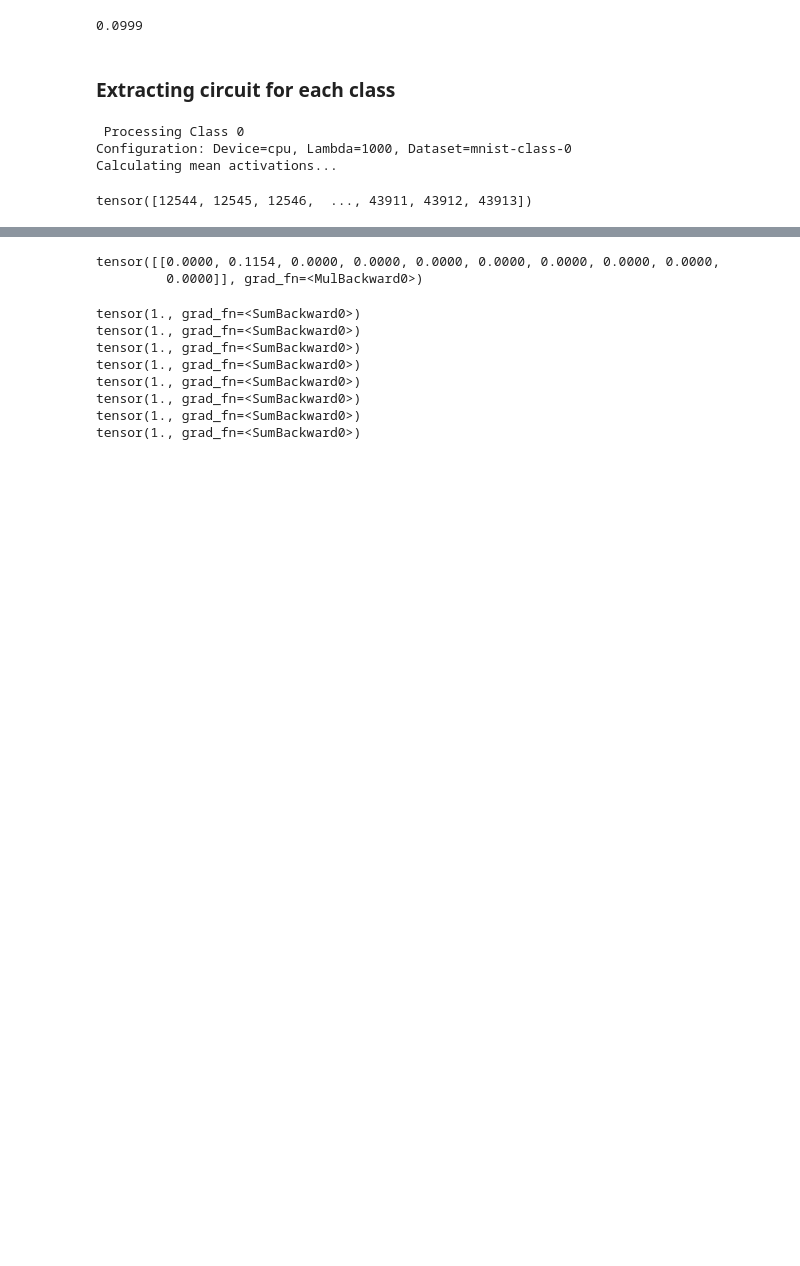
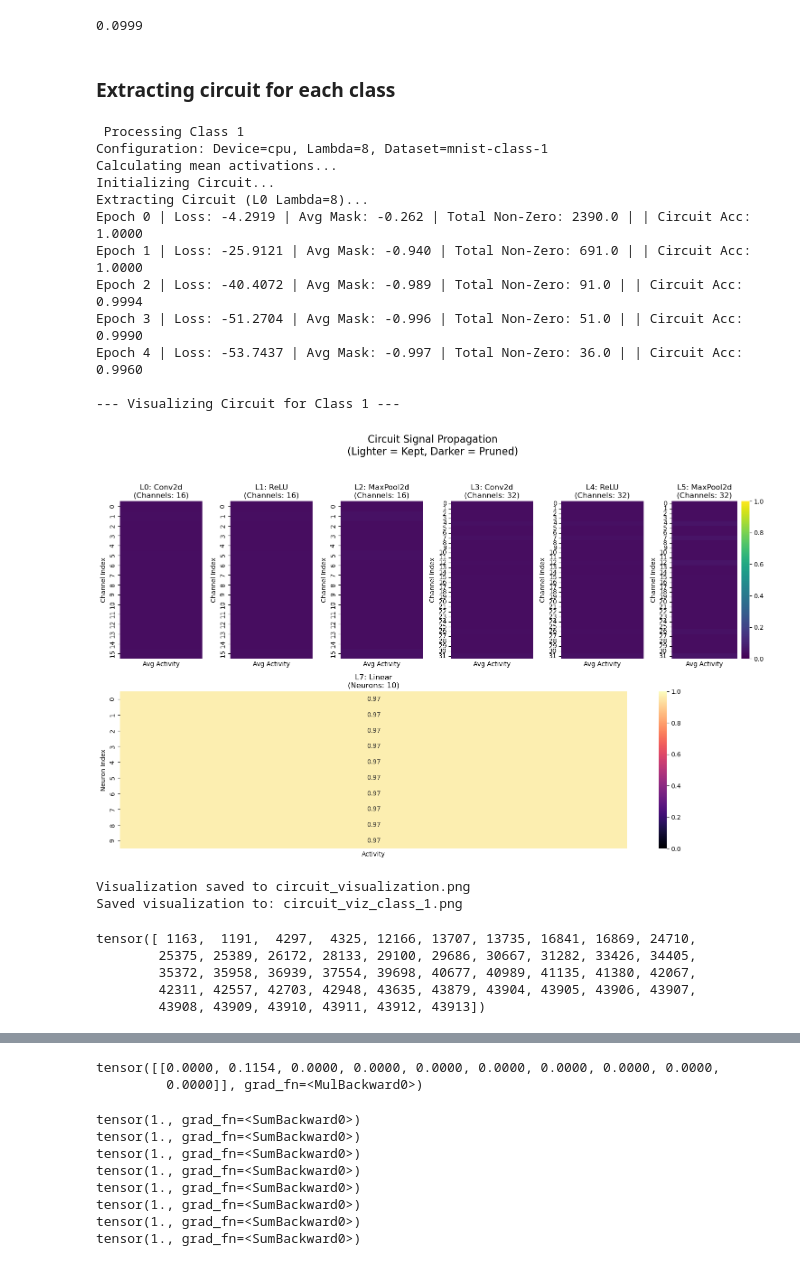
Before and after one commit to cabbage-patch69/Mechanistic-Interpretability, a Jupyter notebook: circuits.ipynb, the cells around one changed output, grey strips where cells are left out. Drawn from its saved outputs; the diff is of its cells as text; code cells hidden in the pictures; blank space fills up the shorter version.

Commit message:
adjusted mask logic

```diff
--- a/circuits.ipynb
+++ b/circuits.ipynb
@@ -132,7 +132,7 @@ print(f"{non_zero/total:.4f}")
 # %% [markdown]
 ### Extracting circuit for each class
 # %%
-def run_class_circuit(class_idx: int, model, epochs=9, l0_lambda=0.05, lr=1e-3):
+def run_class_circuit(class_idx: int, model, epochs=9, l0_lambda=0.05, lr=1e-3, mean_ablation=True):
     """
     Extracts and visualizes a circuit for a specific target class (0-9).
     """
@@ -153,7 +153,8 @@ def run_class_circuit(class_idx: int, model, epochs=9, l0_lambda=0.05, lr=1e-3):
         epochs=epochs,
         device=device,
         l0_lambda=l0_lambda,
-        seed=42
+        seed=42,
+        mean_ablation=mean_ablation
     )
 
     print(f"\n--- Visualizing Circuit for Class {class_idx} ---")
@@ -171,11 +172,23 @@ def run_class_circuit(class_idx: int, model, epochs=9, l0_lambda=0.05, lr=1e-3):
 
     return circuit
 # %%
-circuit_1 = run_class_circuit(class_idx=0, model=model, epochs=5,l0_lambda=1000, lr=1e-1)
+circuit_1 = run_class_circuit(class_idx=1, model=model, epochs=5,l0_lambda=8, lr=1e-1, mean_ablation=False)
 # %% [output]
- Processing Class 0
-Configuration: Device=cpu, Lambda=1000, Dataset=mnist-class-0
+ Processing Class 1
+Configuration: Device=cpu, Lambda=8, Dataset=mnist-class-1
 Calculating mean activations...
+Initializing Circuit...
+Extracting Circuit (L0 Lambda=8)...
+Epoch 0 | Loss: -4.2919 | Avg Mask: -0.262 | Total Non-Zero: 2390.0 | | Circuit Acc: 1.0000
+Epoch 1 | Loss: -25.9121 | Avg Mask: -0.940 | Total Non-Zero: 691.0 | | Circuit Acc: 1.0000
+Epoch 2 | Loss: -40.4072 | Avg Mask: -0.989 | Total Non-Zero: 91.0 | | Circuit Acc: 0.9994
+Epoch 3 | Loss: -51.2704 | Avg Mask: -0.996 | Total Non-Zero: 51.0 | | Circuit Acc: 0.9990
+Epoch 4 | Loss: -53.7437 | Avg Mask: -0.997 | Total Non-Zero: 36.0 | | Circuit Acc: 0.9960
+
+--- Visualizing Circuit for Class 1 ---
+[figure, added]
+Visualization saved to circuit_visualization.png
+Saved visualization to: circuit_viz_class_1.png
 # %%
 def active_neurons(circuit: torch.nn.Module):
     flattened_masks = []
@@ -234,7 +248,11 @@ invert_masks(circuit_1)
 # %%
 active_neurons(circuit_1)
 # %% [output]
-tensor([12544, 12545, 12546,  ..., 43911, 43912, 43913])
+tensor([ 1163,  1191,  4297,  4325, 12166, 13707, 13735, 16841, 16869, 24710,
+        25375, 25389, 26172, 28133, 29100, 29686, 30667, 31282, 33426, 34405,
+        35372, 35958, 36939, 37554, 39698, 40677, 40989, 41135, 41380, 42067,
+        42311, 42557, 42703, 42948, 43635, 43879, 43904, 43905, 43906, 43907,
+        43908, 43909, 43910, 43911, 43912, 43913])
 # %%
 class_wise_acc(circuit_1, testloader, [0,1,2,3,4,5,6,7,8,9], device)
 # %% [output]
```
Also changed, not shown: parts of 2 cells of this notebook, 4 other files.
